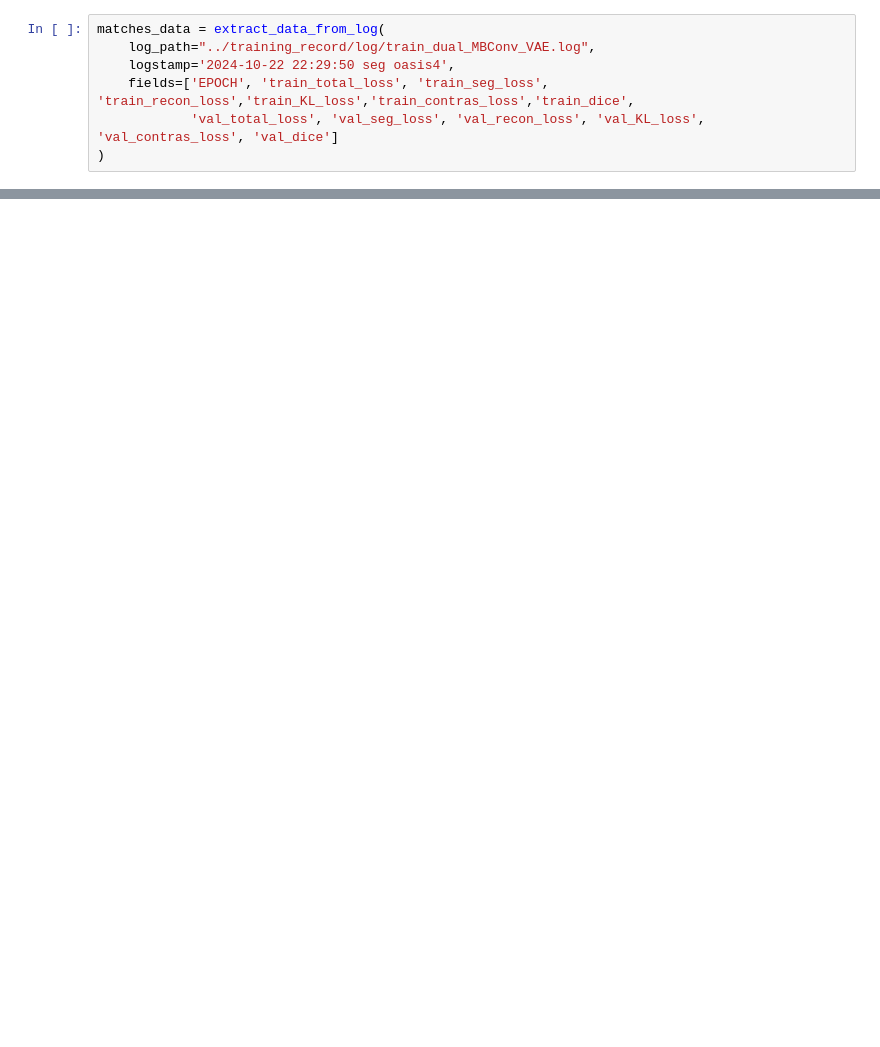
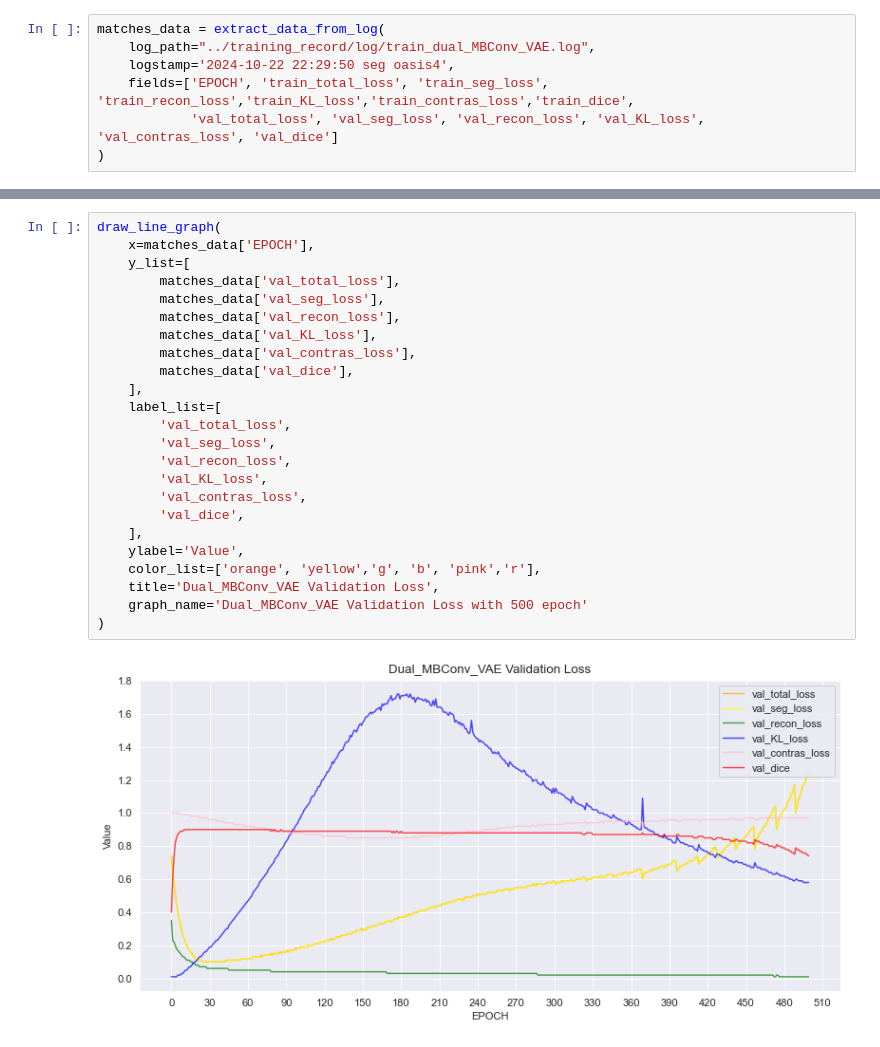
Before and after one commit to YJ-SS/MedSeg-project, a Jupyter notebook: data analysis/DA.ipynb, the cells around one changed output, grey strips where cells are left out. Cells and saved outputs as stored; diff of their text form; blank space fills up the shorter version.

```diff
--- a/data analysis/DA.ipynb
+++ b/data analysis/DA.ipynb
@@ -72,0 +109,26 @@ draw_line_graph(
+# %%
+draw_line_graph(
+    x=matches_data['EPOCH'],
+    y_list=[
+        matches_data['val_total_loss'],
+        matches_data['val_seg_loss'],
+        matches_data['val_recon_loss'],
+        matches_data['val_KL_loss'],
+        matches_data['val_contras_loss'],
+        matches_data['val_dice'],
+    ],
+    label_list=[
+        'val_total_loss',
+        'val_seg_loss',
+        'val_recon_loss',
+        'val_KL_loss',
+        'val_contras_loss',
+        'val_dice',
+    ],
+    ylabel='Value',
+    color_list=['orange', 'yellow','g', 'b', 'pink','r'],
+    title='Dual_MBConv_VAE Validation Loss',
+    graph_name='Dual_MBConv_VAE Validation Loss with 500 epoch'
+)
+# %% [output]
+[figure, added]
```
Also changed, not shown: parts of 6 cells of this notebook.
